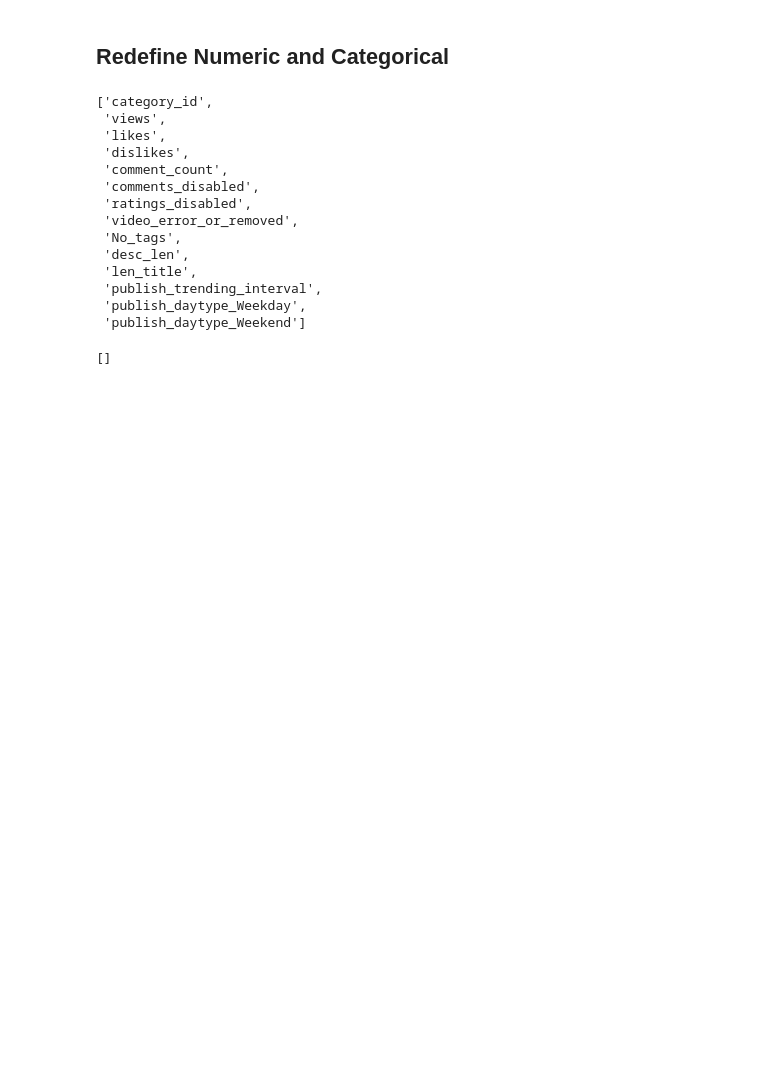
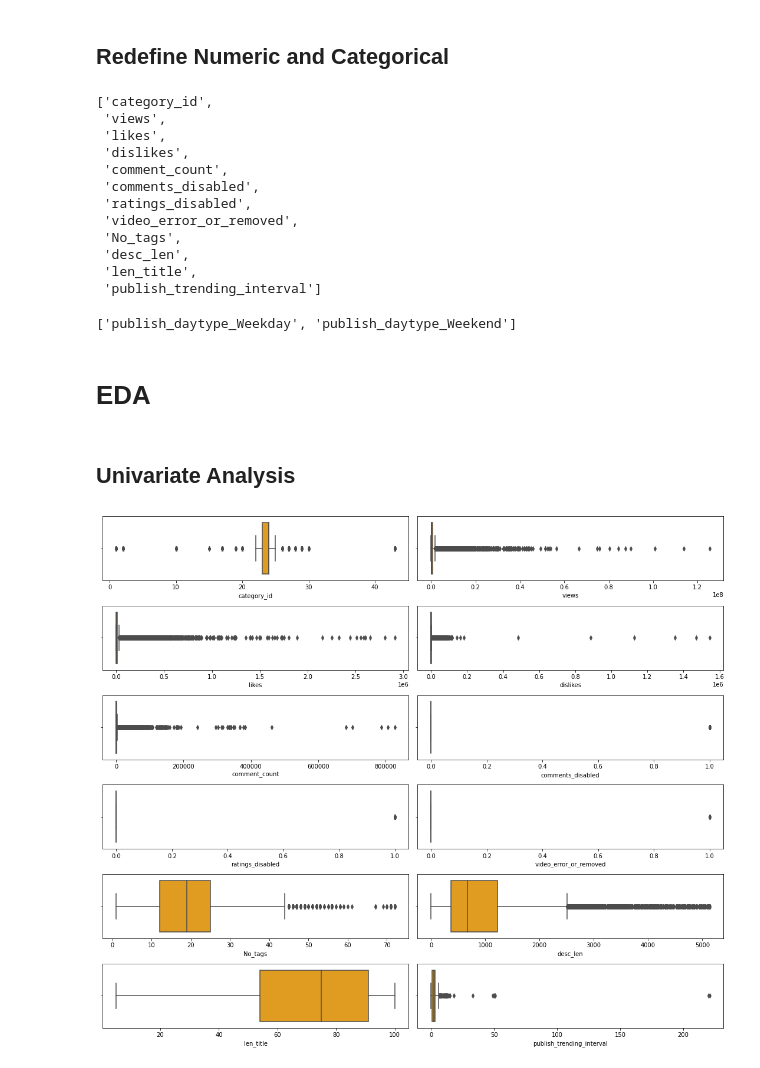
Before and after one commit to dinalnaveen/Analyse-the-relationship-between-metrics-of-YouTube-based-on-YouTube-analytics-by-applying-the-machi, a Jupyter notebook: YouTube Video Views Prediction.ipynb, the cells around one changed output. Drawn from its saved outputs; the diff is of its cells as text; code cells hidden in the pictures; blank space fills up the shorter version.

```diff
--- a/YouTube Video Views Prediction.ipynb
+++ b/YouTube Video Views Prediction.ipynb
@@ -360,7 +360,7 @@ df_clean
 ## Redefine Numeric and Categorical
 # %%
 #Numeric
-numeric = df_clean.select_dtypes(include=[np.number]).columns.tolist()
+numeric  = ['category_id', 'views','likes','dislikes','comment_count','comments_disabled','ratings_disabled','video_error_or_removed','No_tags','desc_len','len_title','publish_trending_interval']
 numeric
 # %% [output]
 ['category_id',
@@ -374,11 +374,25 @@ numeric
  'No_tags',
  'desc_len',
  'len_title',
- 'publish_trending_interval',
- 'publish_daytype_Weekday',
- 'publish_daytype_Weekend']
+ 'publish_trending_interval']
 # %%
-categorical = df_clean.select_dtypes(exclude=[np.number]).columns.tolist()
+categorical = ['publish_daytype_Weekday', 'publish_daytype_Weekend']
 categorical
 # %% [output]
-[]
+['publish_daytype_Weekday', 'publish_daytype_Weekend']
+# %% [markdown]
+# EDA
+# %% [markdown]
+## Univariate Analysis
+# %%
+# boxplot visualization for numerical data
+
+plt.figure(figsize=(15, 25))
+for i in range(0, len(numeric)):
+    plt.subplot(12, 2, i+1)
+    sns.boxplot(x=df_clean[numeric[i]], color='orange')
+    plt.tight_layout()
+
+plt.show()
+# %% [output]
+[figure, added]
```
Also changed, not shown: parts of 11 cells of this notebook, 1 other file.
